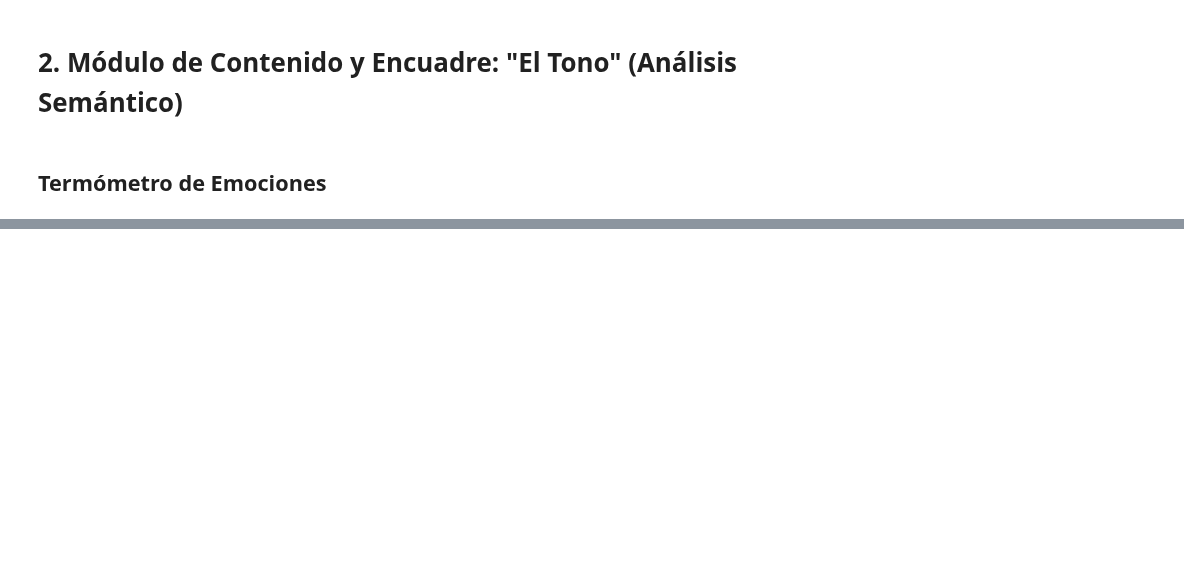
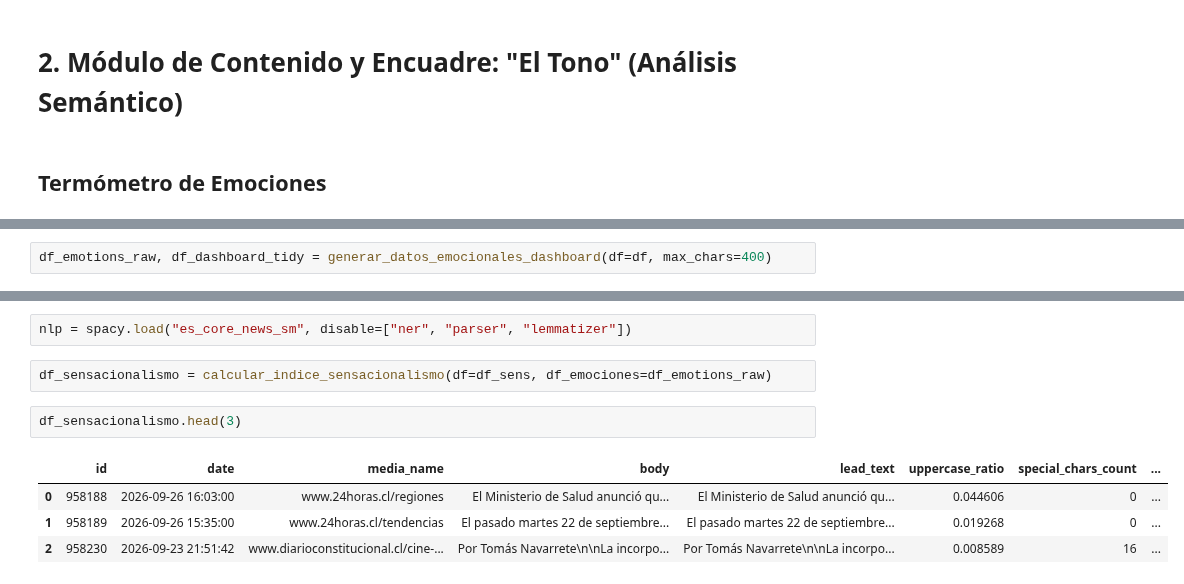
Before and after one commit to Orion89/news-dashboard, a Jupyter notebook: exploracion_inicial.ipynb, the cells around one changed output, grey strips where cells are left out. Drawn from its saved outputs; the diff is of its cells as text; blank space fills up the shorter version.

```diff
--- a/exploracion_inicial.ipynb
+++ b/exploracion_inicial.ipynb
@@ -799,0 +774,2 @@ df_emotions = generar_datos_emocionales(df=df)
+# %%
+df_emotions_raw, df_dashboard_tidy = generar_datos_emocionales_dashboard(df=df, max_chars=400)
@@ -805,0 +898,11 @@ fig.show()
+# %%
+nlp = spacy.load("es_core_news_sm", disable=["ner", "parser", "lemmatizer"])
+# %%
+df_sensacionalismo = calcular_indice_sensacionalismo(df=df_sens, df_emociones=df_emotions_raw)
+# %%
+df_sensacionalismo.head(3)
+# %% [output]
+|  | id | date | media_name | body | lead_text | uppercase_ratio | special_chars_count | ... |
+| 0 | 958188 | 2026-09-26 16:03:00 | www.24horas.cl/regiones | El Ministerio de Salud anunció qu... | El Ministerio de Salud anunció qu... | 0.044606 | 0 | ... |
+| 1 | 958189 | 2026-09-26 15:35:00 | www.24horas.cl/tendencias | El pasado martes 22 de septiembre... | El pasado martes 22 de septiembre... | 0.019268 | 0 | ... |
+| 2 | 958230 | 2026-09-23 21:51:42 | www.diarioconstitucional.cl/cine-... | Por Tomás Navarrete\n\nLa incorpo... | Por Tomás Navarrete\n\nLa incorpo... | 0.008589 | 16 | ... |
```
Also changed, not shown: parts of 22 cells of this notebook.
